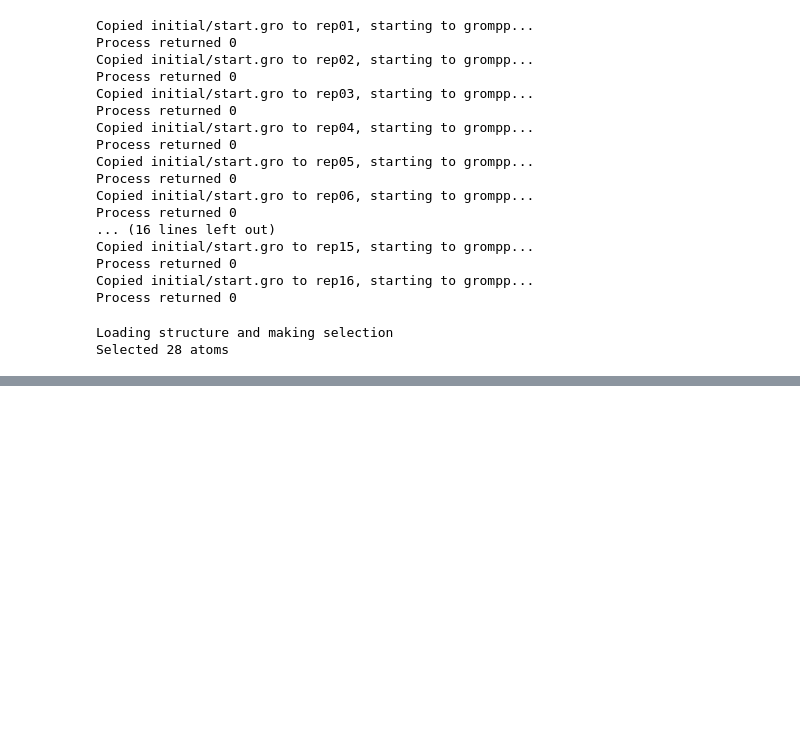
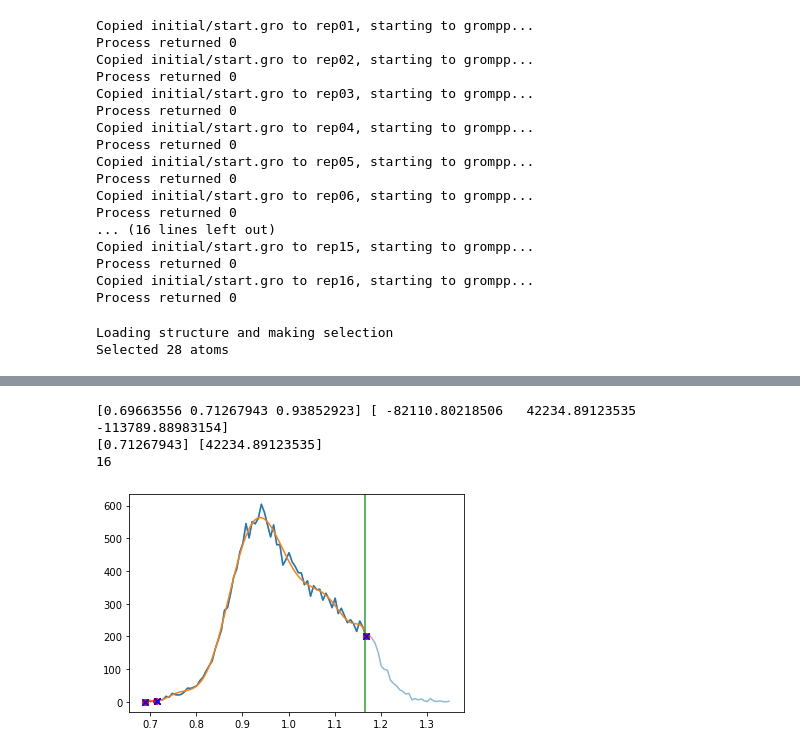
Before and after one commit to molecularmachinist/functional_sampling_tool, a Jupyter notebook: prod/autosampler_notebook.ipynb, the cells around one changed output, grey strips where cells are left out. Cells and saved outputs as stored; diff of their text form; code cells hidden in the pictures; blank space fills up the shorter version.

```diff
--- a/prod/autosampler_notebook.ipynb
+++ b/prod/autosampler_notebook.ipynb
@@ -380,0 +338,54 @@ Process returned 0
+# %%
+p = np.polyfit(bin_centers[mask], hist[mask], 10)
+pol = np.poly1d(p)
+dpol = pol.deriv()
+ddpol = dpol.deriv()
+
+_minbin = bin_centers[mask][0]
+_maxbin = bin_centers[mask][-1]
+
+# Find real unique roots
+extr = dpol.roots
+extr = np.unique(np.real(extr[np.isreal(extr)]))
+print(extr, ddpol(extr))
+
+# filter values outside our range
+extr = extr[(_minbin<extr)*(extr<_maxbin)]
+# filter maxima and plateaus
+extr = extr[ddpol(extr)>0]
+print(extr, ddpol(extr))
+
+# ends
+extr = list(extr)
+if(dpol(_minbin)>0):
+    extr.append(_minbin)
+if(dpol(_maxbin)<0):
+    extr.append(_maxbin)
+
+extr = np.array(extr)
+
+
+_choices = []
+for e in extr:
+    _choices.append(np.argmin(np.abs(bin_centers-e+np.where(hist==0, np.inf, 0))))
+
+for i in range(N-len(_choices)):
+    _choices.append(_choices[i])
+
+print(len(_choices))
+_choices=np.array(_choices)
+
+_x = np.linspace(_minbin,_maxbin,10000)
+
+plt.plot(bin_centers, hist, color="C0", alpha=0.5)
+plt.plot(bin_centers[mask], hist[mask], color="C0")
+plt.plot(_x, pol(_x), color="C1")
+plt.axvline(startval, color="C2")
+plt.plot(extr, pol(extr), "ro")
+plt.plot(bin_centers[_choices], hist[_choices], "bx")
+plt.show()
+# %% [output]
+[0.69663556 0.71267943 0.93852923] [ -82110.80218506   42234.89123535 -113789.88983154]
+[0.71267943] [42234.89123535]
+16
+[figure, added]
```
Also changed, not shown: parts of 13 cells of this notebook.
